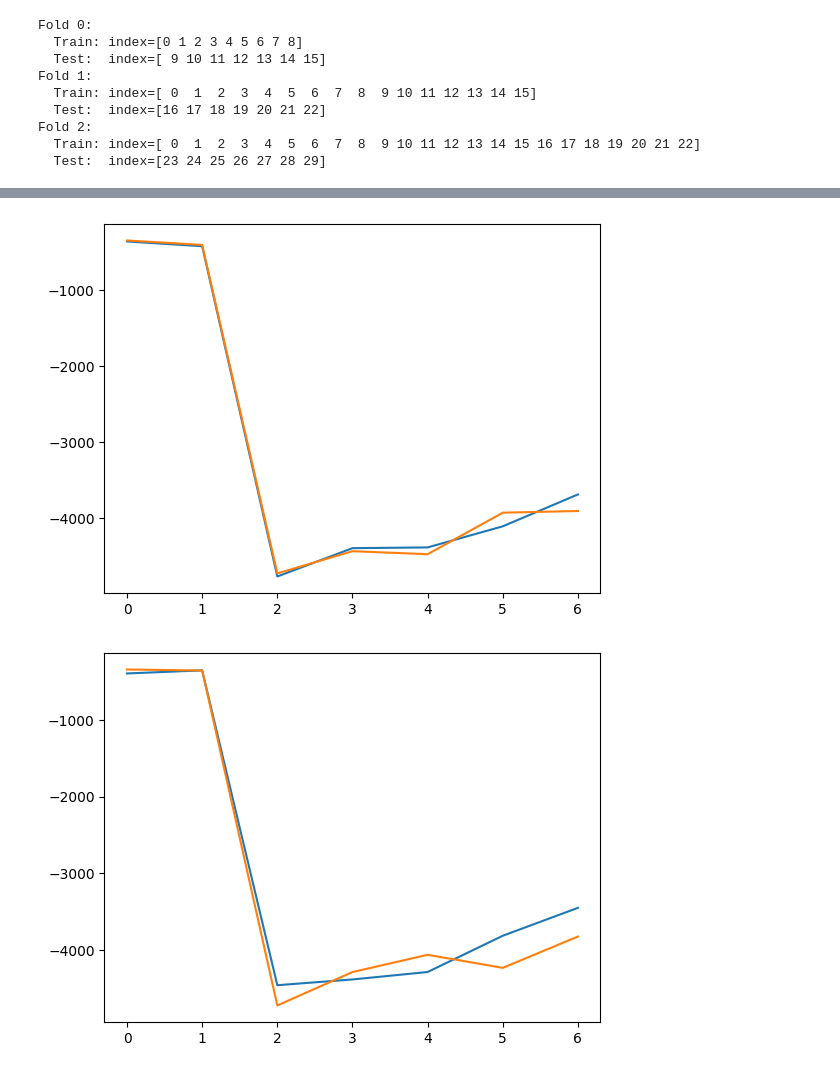
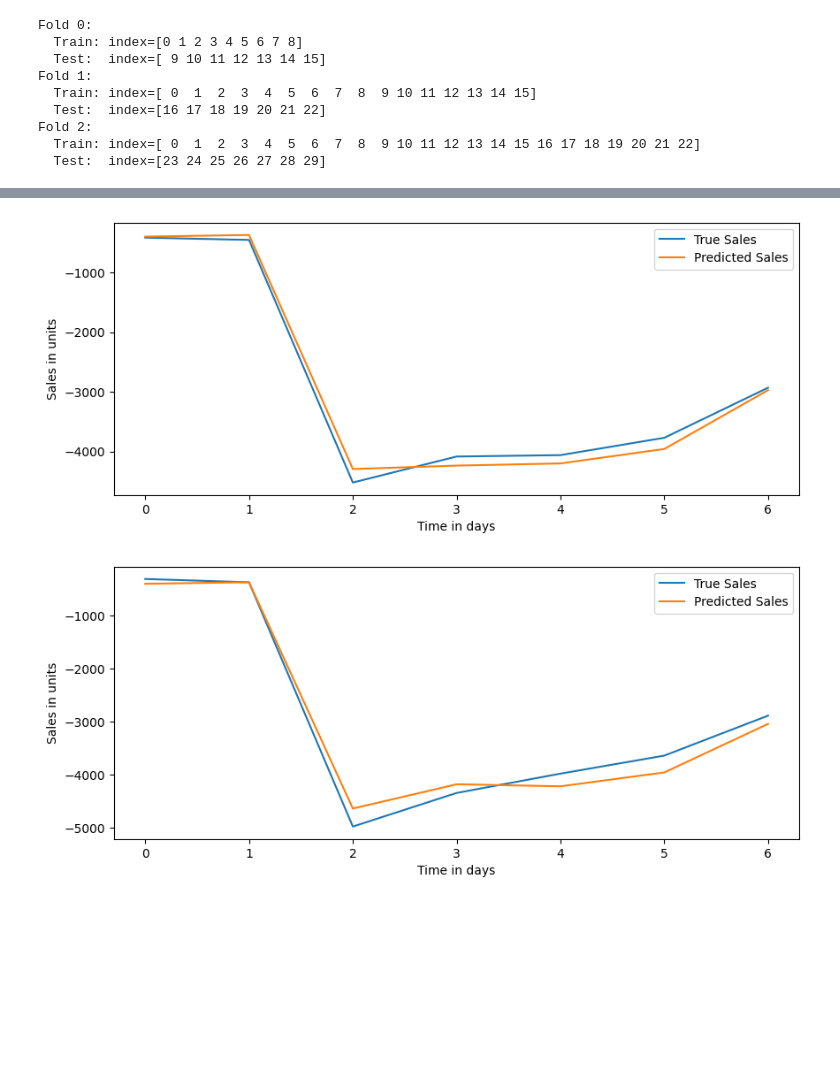
Before and after one commit to miglash/sds_interview_project, a Jupyter notebook: evaluation.ipynb, the cells around one changed output, grey strips where cells are left out. Cells and saved outputs as stored; diff of their text form; code cells hidden in the pictures; blank space fills up the shorter version.

```diff
--- a/evaluation.ipynb
+++ b/evaluation.ipynb
@@ -72,8 +73,11 @@ evaluate_cross_val(results)
 # %%
 for i in range(7):
-    plt.figure()
-    plt.plot(results[0][0][i,:])
-    plt.plot(results[0][1][i,:])
+    plt.figure(figsize=(10,4))
+    plt.plot(results[2][0][i,:], label="True Sales")
+    plt.plot(results[2][1][i,:], label="Predicted Sales")
+    plt.xlabel("Time in days")
+    plt.ylabel("Sales in units")
+    plt.legend()
 # %% [output]
-[figure, old version]
+[figure, new version]
-[figure, old version]
+[figure, new version]
```
Also changed, not shown: parts of 6 cells of this notebook.
